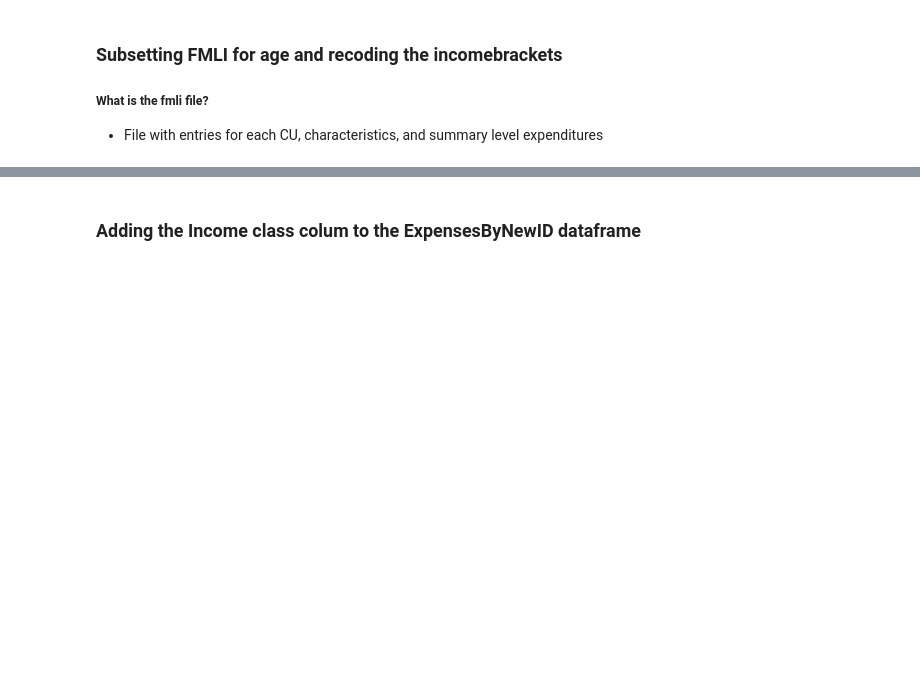
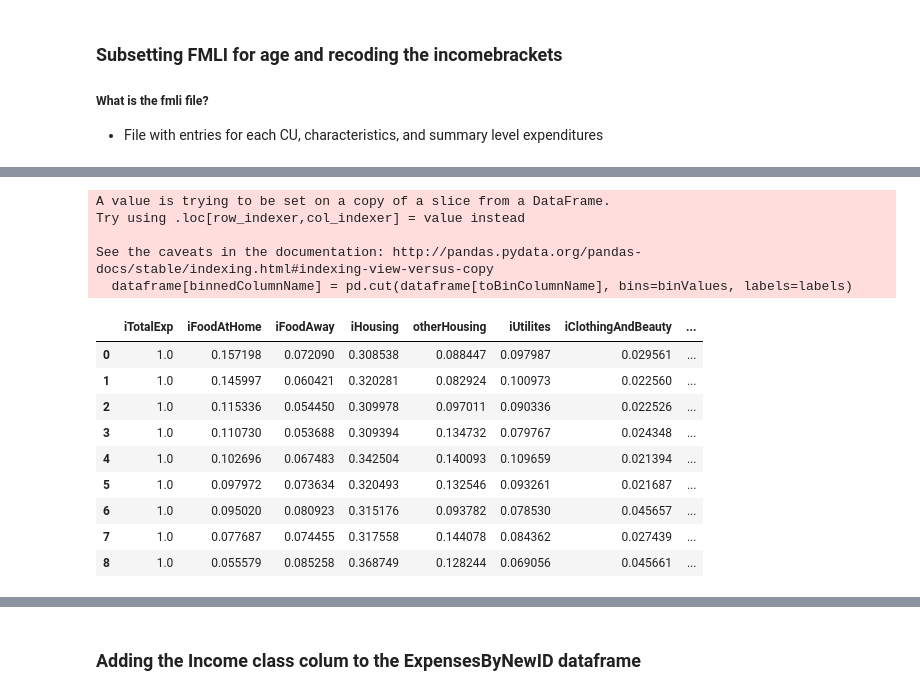
Before and after one commit to lunhuamao/BLS_Python_Analysis, a Jupyter notebook: plyntyPython.ipynb, the cells around one changed output, grey strips where cells are left out. Cells and saved outputs as stored; diff of their text form; code cells hidden in the pictures; blank space fills up the shorter version.

```diff
--- a/plyntyPython.ipynb
+++ b/plyntyPython.ipynb
@@ -155,10 +158,14 @@ IntStub.loc[IntStub.level == "*", 'level'] = 0
 - Monthly expenditure file classified by UCC
 - Used to populate expenditures in each category for each CU
 # %%
+monthlyHousing = ["220311","220313","880110","210110","800710","210901","220312","220314","880310","210902"]
+monthlyHousing.extend(categoricalUCCRollUp(IStub, ["UTILS"]))
+
 rollupDict = {"iTotalExp":(categoricalUCCRollUp(IStub,["TOTALE"])),
 "iFoodAtHome":(categoricalUCCRollUp(IStub, ["FOODHO", "ALCHOM"])),
 "iFoodAway":(categoricalUCCRollUp(IStub, ["FOODAW", "ALCAWA"])),
-"iHousing":(categoricalUCCRollUp(IStub, ["HOUSIN"], ignoreUCCs = categoricalUCCRollUp(IStub, ["UTILS"]))),
+"iHousing":(["220311","220313","880110","210110","800710","210901","220312","220314","880310","210902"]),
+"otherHousing":(categoricalUCCRollUp(IStub, ["HOUSIN"], ignoreUCCs = monthlyHousing)),
 "iUtilites":(categoricalUCCRollUp(IStub, ["UTILS"])),
 "iClothingAndBeauty":(categoricalUCCRollUp(IStub, ["APPARE","PERSCA"])),
 "iTransportation":(categoricalUCCRollUp(IStub, ["TRANS"])),
@@ -174,7 +181,7 @@ rollupDict = {"iTotalExp":(categoricalUCCRollUp(IStub,["TOTALE"])),
 # multiplying by 4 gives a estimate for each year (3 * 4 = 12)
 mtbiRolledUp = rollUpDataframeDict(mtbi, rollupDict, negativeColumns=["iHousingPrinciple"], multiple=4)
 
-mtbiTrimmed = mtbiRolledUp.loc[: , ['NEWID','iTotalExp','iFoodAtHome','iFoodAway','iHousing','iUtilites','iClothingAndBeauty','iTransportation','iHealthcare','iEntertainment','iMiscellaneous','iCharitableAndFamilyGiving','iInsurance','iEducation','iHousingPrinciple']]
+mtbiTrimmed = mtbiRolledUp.loc[: , ['NEWID','iTotalExp','iFoodAtHome','iFoodAway','iHousing','otherHousing','iUtilites','iClothingAndBeauty','iTransportation','iHealthcare','iEntertainment','iMiscellaneous','iCharitableAndFamilyGiving','iInsurance','iEducation','iHousingPrinciple']]
 # %% [markdown]
 ### Creating the Sum for all expenditure category columns for each NEWID
 - nonZeroColumns is an array that contains the names of columns that should not be Zero
@@ -189,3 +196,4 @@ nonZeroColumns = ['iFoodAtHome','iFoodAway','iHousing','iUtilites']
 for column in nonZeroColumns:
     iExpensesByNewID = iExpensesByNewID[iExpensesByNewID[column] != 0]
 iExpensesByNewID['iHousing'] = iExpensesByNewID['iHousing']+iExpensesByNewID['iHousingPrinciple']
+iExpensesByNewID['iTotalExp'] += iExpensesByNewID['iHousingPrinciple']
@@ -211,5 +206,5 @@ plt.show()
 fmliAge = subsetDataframe(dataframe=fmli, columnName="AGE_REF", minValue=minAge, maxValue=maxAge)
 fmliAge = fmliAge.reset_index()
 
-# recoding the income brackets
-fmliRecoded = binColumn(dataframe=fmliAge, toBinColumnName="FINCBTXM", binValues=incomeBrackets, binnedColumnName="INCLASS", labels=range(1,len(incomeBrackets)))
+fmliFamilyAge = subsetDataframe(dataframe=fmliAge, columnName="FAM_SIZE", minValue = 2, maxValue = 100)
+fmliSingleAge = subsetDataframe(dataframe=fmliAge, columnName="FAM_SIZE", minValue = 1)
@@ -221,0 +262,46 @@ The percent of retired CUs is: 0.478
+# %%
+fmliSingleRecoded = binColumn(dataframe=fmliSingleAge, toBinColumnName="FINCBTXM", binValues=singleIncomeBrackets, binnedColumnName="INCLASS", labels=range(1,len(singleIncomeBrackets)))
+inclassExpensesSingle = pd.merge(left=fmliSingleRecoded[['NEWID','INCLASS','FINCBTXM']],right=iExpensesByNewID, on=['NEWID'])
+inclassAveragesSingle = round(inclassExpensesSingle.ix[: ,inclassExpensesSingle.columns != 'NEWID'].groupby(['INCLASS'],as_index=False).mean(),2)
+percentagesSingle = inclassAveragesSingle.loc[:,rollupDict.keys()]
+for column in rollupDict.keys():
+    percentagesSingle[column] = inclassAveragesSingle[column]/inclassAveragesSingle.iTotalExp
+percentagesSingle['ExpInc'] = inclassAveragesSingle['iTotalExp']/inclassAveragesSingle['FINCBTXM']
+percentagesSingle.ExpInc.ix[percentagesSingle['ExpInc']>1] = 1
+outliersSingle = inclassExpensesSingle.copy()
+outerFenceSingle = []
+for column in outliersSingle.columns[4:len(outliersSingle.columns)-1]:
+    Q1 = outliersSingle[column].quantile(0.25)
+    Q3 = outliersSingle[column].quantile(0.75)
+    IQR = Q3 - Q1
+    outerFenceSingle.extend(outliersSingle[outliersSingle[column] < (Q1 - (3 * IQR))].index.tolist())
+    outerFenceSingle.extend(outliersSingle[outliersSingle[column] > (Q3 + (3 * IQR))].index.tolist())
+cleanSingle = outliersSingle.drop(outliersSingle.index[outerFenceSingle])
+inclassCleanAveragesSingle = round(cleanSingle.ix[: ,cleanSingle.columns != 'NEWID'].groupby(['INCLASS'],as_index=False).mean(),2)
+# creating new dataframe for the percentages that only includes the plynty categories
+cleanPercentagesSingle = inclassCleanAveragesSingle.loc[:,rollupDict.keys()]
+for column in rollupDict.keys():
+    cleanPercentagesSingle[column] = inclassCleanAveragesSingle[column]/inclassCleanAveragesSingle.iTotalExp
+cleanPercentagesSingle['ExpInc'] = inclassCleanAveragesSingle['iTotalExp']/inclassCleanAveragesSingle['FINCBTXM']
+# truncate the max ExpInc
+cleanPercentagesNonTruncatedSingle = cleanPercentagesSingle.copy()
+cleanPercentagesSingle.ExpInc.ix[cleanPercentagesSingle['ExpInc']>1] = 1
+# %% [output]
+A value is trying to be set on a copy of a slice from a DataFrame.
+Try using .loc[row_indexer,col_indexer] = value instead
+
+See the caveats in the documentation: http://pandas.pydata.org/pandas-docs/stable/indexing.html#indexing-view-versus-copy
+  dataframe[binnedColumnName] = pd.cut(dataframe[toBinColumnName], bins=binValues, labels=labels)
+# %%
+cleanPercentagesSingle
+# %% [output]
+|  | iTotalExp | iFoodAtHome | iFoodAway | iHousing | otherHousing | iUtilites | iClothingAndBeauty | ... |
+| 0 | 1.0 | 0.157198 | 0.072090 | 0.308538 | 0.088447 | 0.097987 | 0.029561 | ... |
+| 1 | 1.0 | 0.145997 | 0.060421 | 0.320281 | 0.082924 | 0.100973 | 0.022560 | ... |
+| 2 | 1.0 | 0.115336 | 0.054450 | 0.309978 | 0.097011 | 0.090336 | 0.022526 | ... |
+| 3 | 1.0 | 0.110730 | 0.053688 | 0.309394 | 0.134732 | 0.079767 | 0.024348 | ... |
+| 4 | 1.0 | 0.102696 | 0.067483 | 0.342504 | 0.140093 | 0.109659 | 0.021394 | ... |
+| 5 | 1.0 | 0.097972 | 0.073634 | 0.320493 | 0.132546 | 0.093261 | 0.021687 | ... |
+| 6 | 1.0 | 0.095020 | 0.080923 | 0.315176 | 0.093782 | 0.078530 | 0.045657 | ... |
+| 7 | 1.0 | 0.077687 | 0.074455 | 0.317558 | 0.144078 | 0.084362 | 0.027439 | ... |
+| 8 | 1.0 | 0.055579 | 0.085258 | 0.368749 | 0.128244 | 0.069056 | 0.045661 | ... |
```
Also changed, not shown: parts of 39 cells of this notebook, 13 other files.
